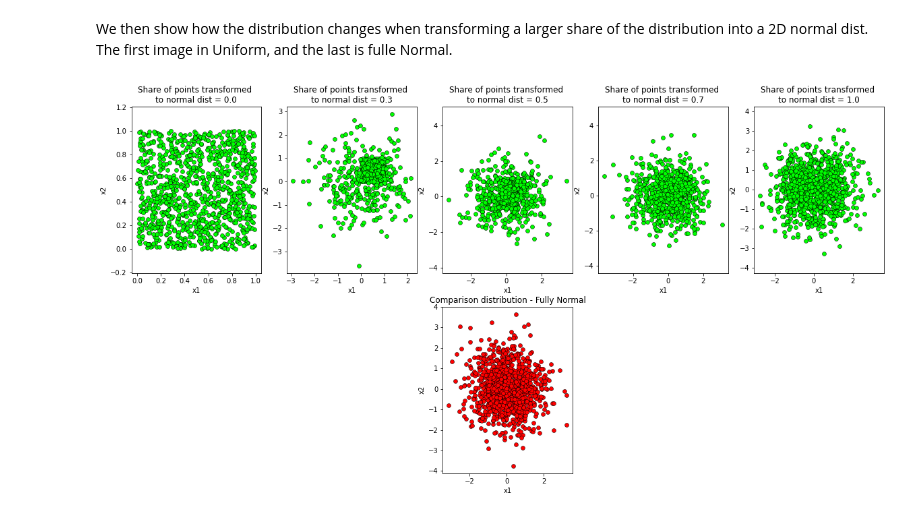
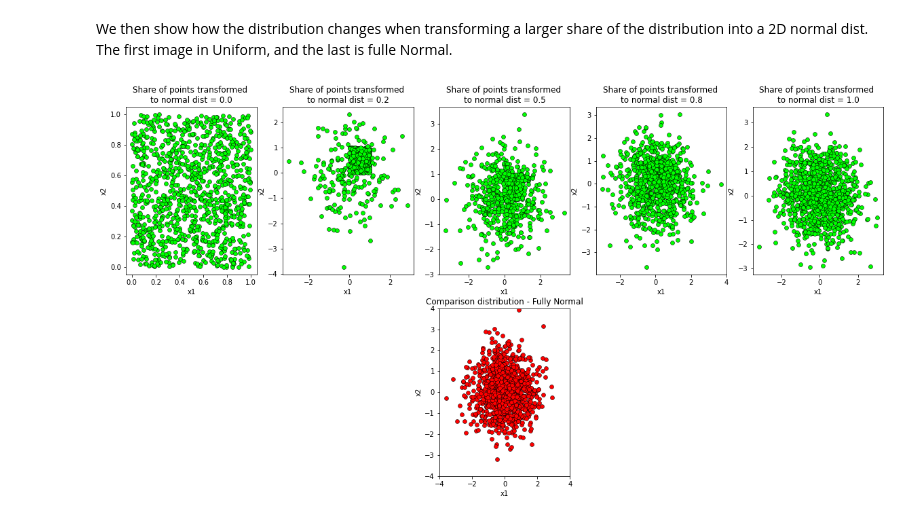
Before and after one commit to A-Lohse/Dialectograms, a Jupyter notebook: Showcase notebook.ipynb, the cells around one changed output. Cells and saved outputs as stored; diff of their text form; code cells hidden in the pictures.

```diff
--- a/Showcase notebook.ipynb
+++ b/Showcase notebook.ipynb
@@ -242,36 +242,40 @@ def box_muller(size, share):
 # %% [markdown]
 We then show how the distribution changes when transforming a larger share of the distribution into a 2D normal dist. The first image in Uniform, and the last is fulle Normal.
 # %%
-shares = [0,300,500,700,1000]
+shares = [0,200,500,800,1000]
 size = 1000
 
 plt.figure(figsize = (20,10))
 
 
 for i,share in enumerate(shares):
     data = box_muller(size,share)
 
     plt.subplot(2,len(shares),i+1)
 
     # Plotting the generated samples
     plt.plot(data[:,0],data[:,1], 'o', c='lime',
              markeredgewidth = 0.5,
              markeredgecolor = 'black')
     plt.title(f'Share of points transformed \nto normal dist = {share/size}')
     plt.xlabel('x1')
     plt.ylabel('x2')
-    plt.axis('equal')
+    #plt.xlim(-4,4)
+    #plt.ylim(-4,4)
+    #plt.axis('equal')
 
 #plot the comparison distribution
 plt.subplot(2,len(shares),len(shares) + int(np.ceil(len(shares)/2)))
 plt.plot(MultiNormComparison[:,0],MultiNormComparison[:,1], 'o', c='red',
          markeredgewidth = 0.5,
          markeredgecolor = 'black')
 plt.title(f'Comparison distribution - Fully Normal')
 plt.xlabel('x1')
 plt.ylabel('x2')
+plt.xlim(-4,4)
+plt.ylim(-4,4)
 plt.show()
 # %% [output]
-[figure, old version]
+[figure, new version]
 # %%
 BmEmd = []
```
Also changed, not shown: parts of 9 cells of this notebook.
